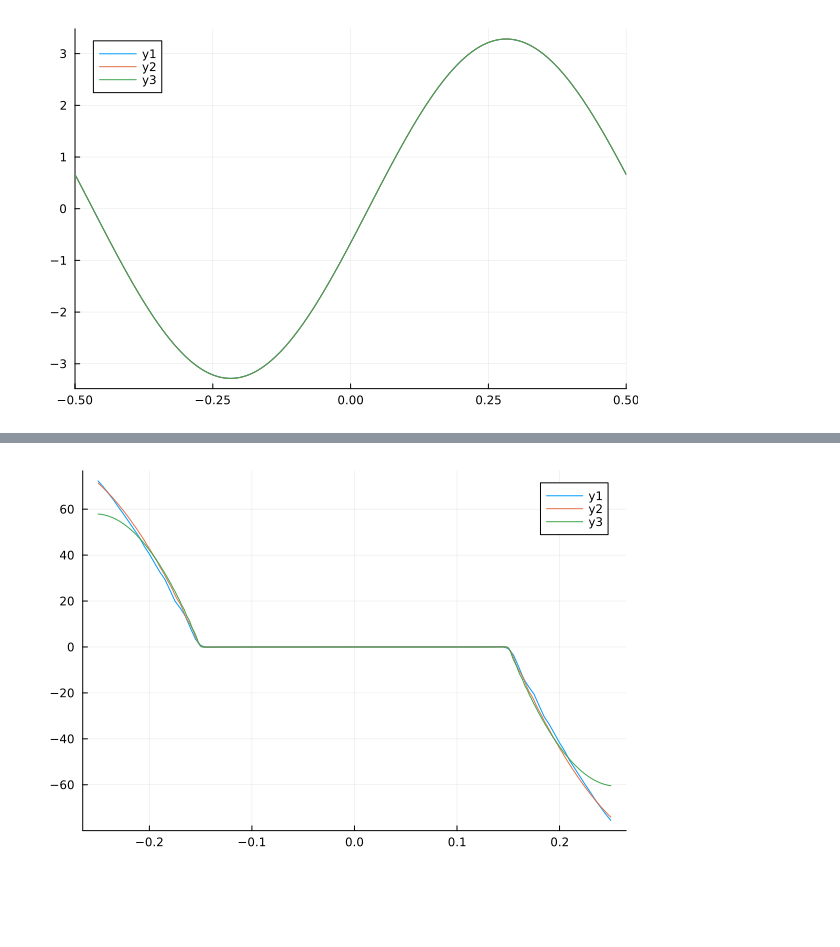
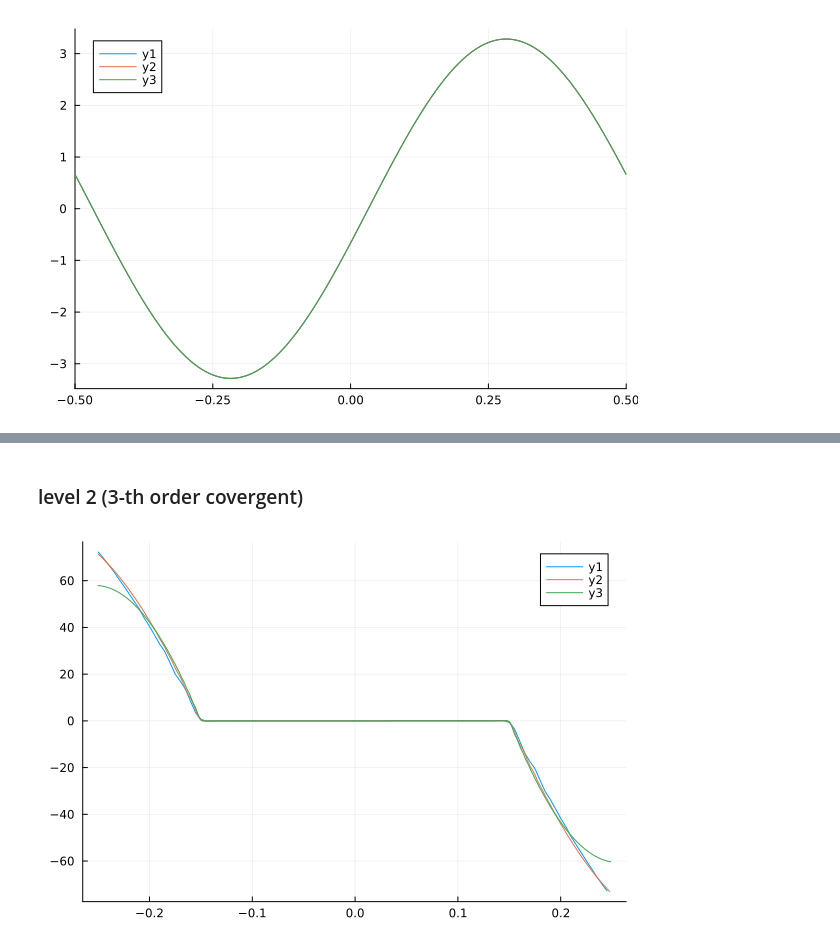
Before and after one commit to lwJi/Docs-Subcycling, a Jupyter notebook: ipynb/Covergence.ipynb, the cells around one changed output, grey strips where cells are left out. Saved outputs shown, nothing was run; the diff lists cells and outputs as text; code cells hidden in the pictures; blank space fills up the shorter version.

```diff
--- a/ipynb/Covergence.ipynb
+++ b/ipynb/Covergence.ipynb
@@ -40,0 +53,8 @@ display(plt)
+# %%
+dirs = [
+    "scalarwave_2levels_nx100",
+    "scalarwave_2levels_nx200",
+    "scalarwave_2levels_nx400"
+]
+nxs = [100, 200, 400]
+nxas = nxs .+ 24
@@ -41,13 +68,8 @@ display(plt)
 # %%
-parent_dir =  "/Users/liwei/docker-workspace/simulations/"
-dirs = [
-    "scalarwave_2levels_nx100",
-    "scalarwave_2levels_nx200",
-    "scalarwave_2levels_nx400"
-]
-#
 dxs = [0.01, 0.005, 0.0025]
+lev = 1
 tmax = 0.1
+cord = 3.15
 plt = plot()
 for i in 1:length(dirs)
     fulldir = parent_dir * dirs[i]
@@ -55,11 +77,10 @@ for i in 1:length(dirs)
     for fname in tsv_files
         data = readdlm(joinpath(fulldir, fname), Float64, comments = true)
         if abs(data[1, 2] - tmax) < 1e-12
-            l = 1
-            x = data[findall(x -> x == l, data[:, 3]), 5]
-            psi = data[findall(x -> x == l, data[:, 3]), 6]
-            error = (psi - analytical_psi.(tmax, x)) * dxs[i]^(-3.15)
-            plt = plot!(x, error, xlim=(-0.5, 0.5))
+            x = data[findall(x -> x == lev, data[:, 3]), 5][1+12:nxas[i]-12]
+            psi = data[findall(x -> x == lev, data[:, 3]), 6][1+12:nxas[i]-12]
+            error = (psi - analytical_psi.(tmax, x)) * dxs[i]^(-cord)
+            plt = plot!(x, error)
         end
     end
 end
@@ -69,29 +90,24 @@ display(plt)
+# %% [markdown]
+### level 2 (3-th order covergent)
 # %%
-parent_dir =  "/Users/liwei/docker-workspace/simulations/"
-dirs = [
-    "scalarwave_2levels_nx100",
-    "scalarwave_2levels_nx200",
-    "scalarwave_2levels_nx400"
-]
-#
 dxs = [0.005, 0.0025, 0.00125]
-nxas = [101+24, 201+24, 401+24]
+lev = 2
 tmax = 0.1
+cord = 3.15
 plt = plot()
 for i in 1:length(dirs)
     fulldir = parent_dir * dirs[i]
     tsv_files = filter(f -> endswith(f, ".tsv"), readdir(fulldir))
     for fname in tsv_files
         data = readdlm(joinpath(fulldir, fname), Float64, comments = true)
         if abs(data[1, 2] - tmax) < 1e-12
-            l = 2
-            x = data[findall(x -> x == l, data[:, 3]), 5][1+12:nxas[i]-12]
-            psi = data[findall(x -> x == l, data[:, 3]), 6][1+12:nxas[i]-12]
-            error = (psi - analytical_psi.(tmax, x)) * dxs[i]^(-3.15)
+            x = data[findall(x -> x == lev, data[:, 3]), 5][1+12:nxas[i]-12]
+            psi = data[findall(x -> x == lev, data[:, 3]), 6][1+12:nxas[i]-12]
+            error = (psi - analytical_psi.(tmax, x)) * dxs[i]^(-cord)
             plt = plot!(x, error)
         end
     end
 end
 display(plt)
 # %% [output]
-[figure, old version]
+[figure, new version]
```
Also changed, not shown: parts of 9 cells of this notebook.
